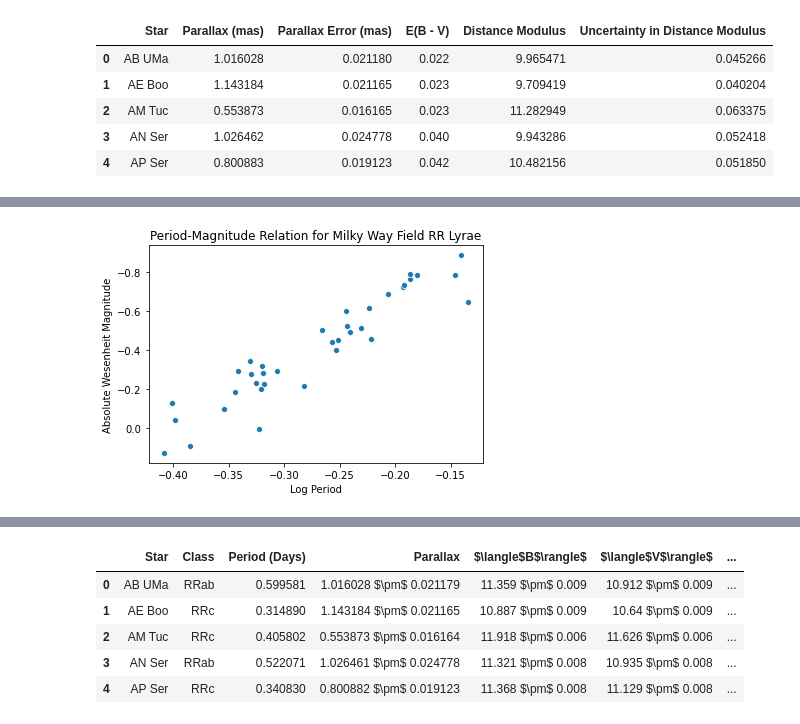
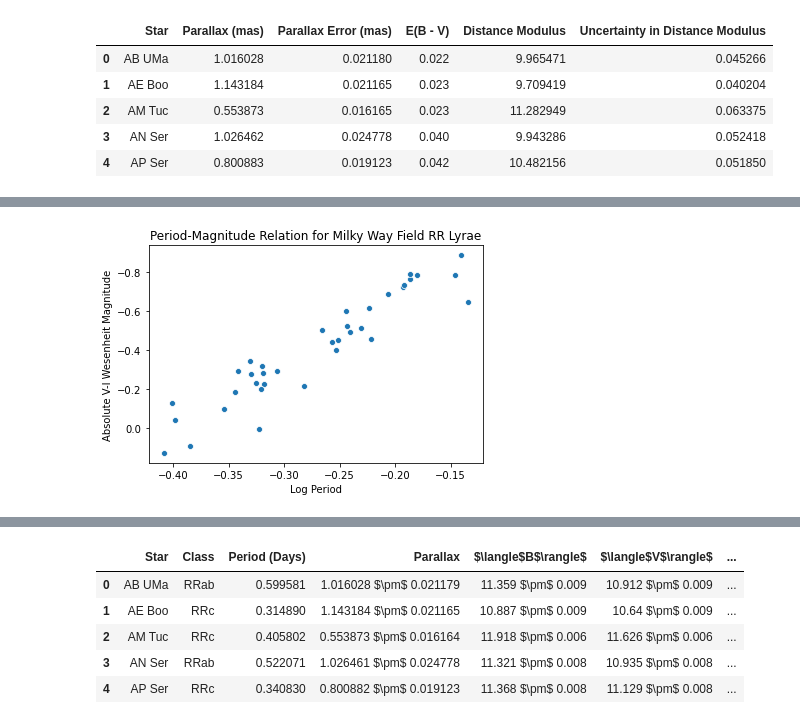
Before and after one commit to pranav-nagarajan/Variable-Stars, a Jupyter notebook: Data Analysis for Variable Stars.ipynb, the cells around one changed output, grey strips where cells are left out. Drawn from its saved outputs; the diff is of its cells as text; code cells hidden in the pictures.

```diff
--- a/Data Analysis for Variable Stars.ipynb
+++ b/Data Analysis for Variable Stars.ipynb
@@ -1703,10 +1703,12 @@ mw_parallaxes.head()
 filt_mw_parallaxes = mw_parallaxes[mw_parallaxes['Star'].isin(mw_lin_reg['Star'].unique())]
 
 mw_lin_reg['B-V Wesenheit Magnitude'] = np.array(filt_mw_parallaxes['Apparent B-V Wesenheit Magnitude'])
-mw_lin_reg['Uncertainty in B-V Wesenheit Magnitude'] = np.array(filt_mw_parallaxes['Uncertainty in Apparent B-V Wesenheit Magnitude'])
+mw_lin_reg['Uncertainty in B-V Wesenheit Magnitude'] = (np.array(
+    filt_mw_parallaxes['Uncertainty in Apparent B-V Wesenheit Magnitude']))
 
 mw_lin_reg['V-I Wesenheit Magnitude'] = np.array(filt_mw_parallaxes['Apparent V-I Wesenheit Magnitude'])
-mw_lin_reg['Uncertainty in V-I Wesenheit Magnitude'] = np.array(filt_mw_parallaxes['Uncertainty in Apparent V-I Wesenheit Magnitude'])
+mw_lin_reg['Uncertainty in V-I Wesenheit Magnitude'] = (np.array(
+    filt_mw_parallaxes['Uncertainty in Apparent V-I Wesenheit Magnitude']))
 
 mw_lin_reg['Distance Modulus'] = (np.array(filt_mw_parallaxes['Apparent V-I Wesenheit Magnitude']) -
                                   np.array(filt_mw_parallaxes['Absolute V-I Wesenheit Magnitude']))
@@ -1732,11 +1734,11 @@ mw_lin_reg.to_csv('Monte Carlo/milky_way_mcmc.csv')
 # %%
 plt.figure()
 sns.scatterplot(x = mw_lin_reg['Log Period'], y = mw_lin_reg['V-I Wesenheit Magnitude'] - mw_lin_reg['Distance Modulus'])
 plt.gca().invert_yaxis()
-plt.ylabel('Absolute Wesenheit Magnitude')
+plt.ylabel('Absolute V-I Wesenheit Magnitude')
 plt.title(f'Period-Magnitude Relation for Milky Way Field RR Lyrae');
 # %% [output]
-[figure, old version]
+[figure, new version]
 # %%
 photo_names = ['Name 1', 'Name 2', 'U Magnitude', 'U Error', 'B Magnitude', 'B Error', 'V Magnitude', 'V Error','R Magnitude',
                'R Error', 'I Magnitude', 'I Error', 'J Magnitude', 'J Error', 'H Magnitude', 'H Error',
```
Also changed, not shown: 1 other file.
